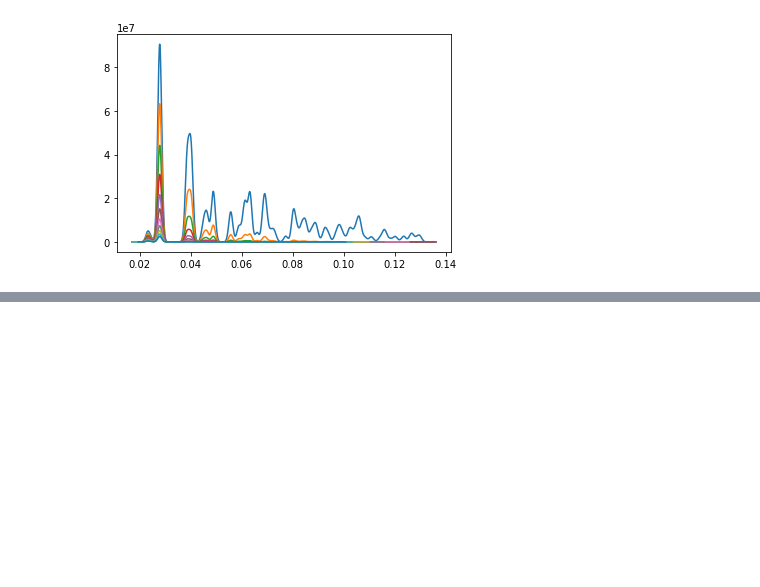
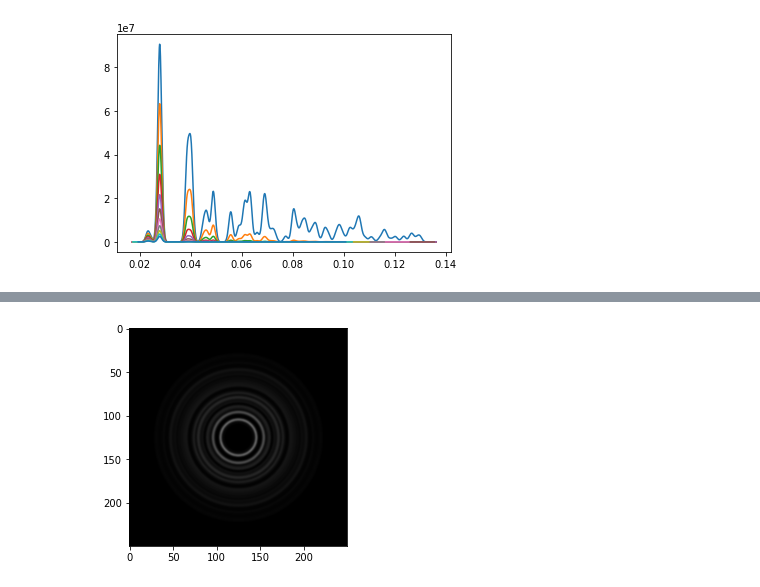
Before and after one commit to dhruv-sirohi/Miller-Lab-UED, a Jupyter notebook: Project 1: Synthetic Data Classification/Bismuth_CrystalMaker_Script.ipynb, the cells around one changed output, grey strips where cells are left out. Cells and saved outputs as stored; diff of their text form; code cells hidden in the pictures; blank space fills up the shorter version.

```diff
--- a/Project 1: Synthetic Data Classification/Bismuth_CrystalMaker_Script.ipynb
+++ b/Project 1: Synthetic Data Classification/Bismuth_CrystalMaker_Script.ipynb
@@ -37 +39,5 @@ resolution = 250
+# %%
+#Defining Parameters for Image Conversion
+scale = 5 #Scales the radii of the diffraction profiles (large scale increases space between 'rings')
+resolution = 126 #Determines image resolution
 # %%
@@ -132,0 +75,89 @@ print(images[0][0].shape)
+# %%
+#Converting Radii-Intensity data into Diffraction Patterns
+
+#This code generates a two-part circular mask
+#This mask obscures all points greater than a distance of 'curr_rad' and less than a distance of 'prev_rad'
+#This creates a circle, the radius of which depends on the resolution of the angle data
+#This mask is applied to a white image in order to generate a fully white circle
+#source: https://stackoverflow.com/questions/44865023/how-can-i-create-a-circular-mask-for-a-numpy-array
+
+#Adding an invert option because it looks cool
+invert = False
+
+images = [] #images will be a list of [diffraction patterns, labels]
+
+#Setting up a (resolution,resolution) sized array for the mask
+#Ogrid is used to setup a row and column vector of values ranging from 0 to resolution
+
+X, Y = np.ogrid[:resolution,:resolution]
+centre_val = resolution/2
+
+#The values stored in each vector are squared and the vectors are added (using broadcasting)
+#The value at each point of the resulting array is the 'distance' between that point and the centre
+dist_from_center = np.sqrt((X-centre_val)**2+(Y-centre_val)**2)
+
+#white image used to generate white circles
+#array_ones = np.ones((resolution,resolution))
+
+for i in range(0,len(radii)): #iterates through all diffraction profiles
+
+  #creates a 'base image' for the background of the image
+  if invert:
+    base_img = np.ones((resolution,resolution))*256
+  else:
+    base_img = np.zeros((resolution,resolution))
+
+  radius = radii[i]
+  intensity = intenisties[i]
+
+  #Scaling the radii of each diffraction pattern
+  #This ensures that the smallest radii rings (the brightest rings) in all images are of a uniform size (5% of the total resolution)
+  min_rad = radius[0]
+  radius_adjustment_value = (resolution/2)*0.1/min_rad
+
+  prev_rad = radius[0]*radius_adjustment_value
+  max_intensity = max(intensity)
+  for j in range(0,len(radius)):
+
+    curr_rad = radius[j]*radius_adjustment_value
+
+    #Defining the two-part mask
+    mask = (dist_from_center <= curr_rad) & (dist_from_center > prev_rad)
+
+    unscaled_circle = np.ones((resolution,resolution)) #np.copy(array_ones)
+
+    #applies mask to white image
+    unscaled_circle[~mask]=0
+
+    #adds/subtracts the new circle to the base image depending on inversion
+    if invert:
+      base_img -= unscaled_circle*intensity[j]*200/max_intensity #intensity values are scaled by the max intensity
+    else:
+      base_img += unscaled_circle*intensity[j]*200/max_intensity
+    prev_rad = curr_rad
+
+  #Blurring and randomly translating images to generate more datapoints
+  blurry_img = cv.GaussianBlur(base_img,(5,5),0)
+
+  for q in range(0,15):
+    M = np.float32([
+    [1, 0, random.randint(-3,3)],
+    [0, 1, random.randint(-3,3)]
+    ])
+    new_image = cv.warpAffine(blurry_img, M, (resolution,resolution))
+
+    images.append([new_image,one_hot_vecs[i]])
+
+"""
+for base_img in images:
+    plt.imshow(im.fromarray(base_img[0]))
+    print(base_img[1])
+    plt.show()
+"""
+plt.imshow(im.fromarray(images[0][0]))
+plt.show()
+print(images[0][1])
+#Shuffles dataset
+random.shuffle(images)
+# %% [output]
+[figure, added]
```
Also changed, not shown: parts of 18 cells of this notebook, 1 other file.
